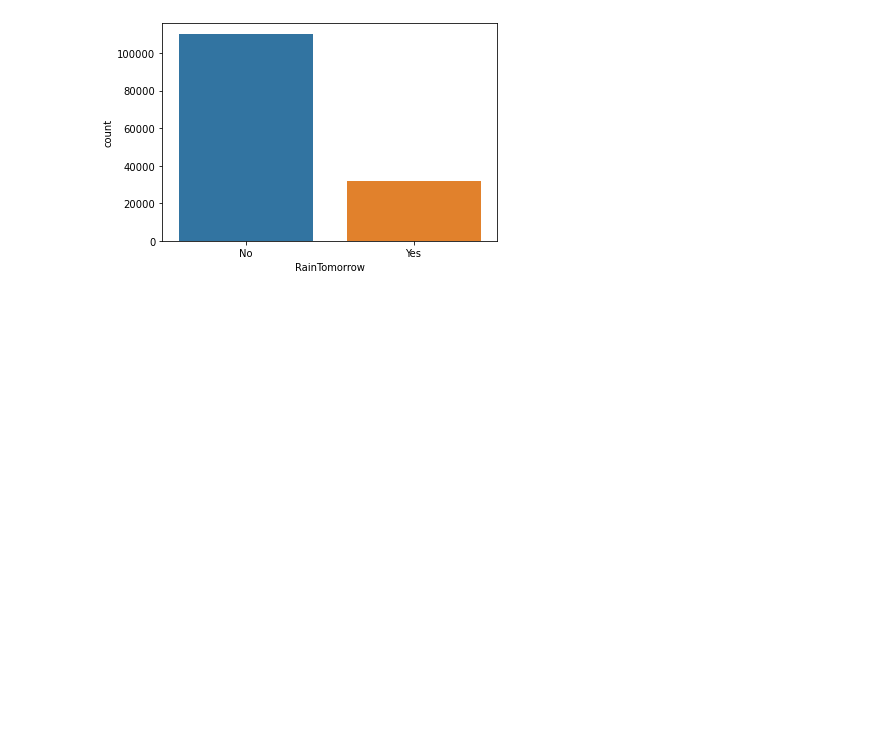
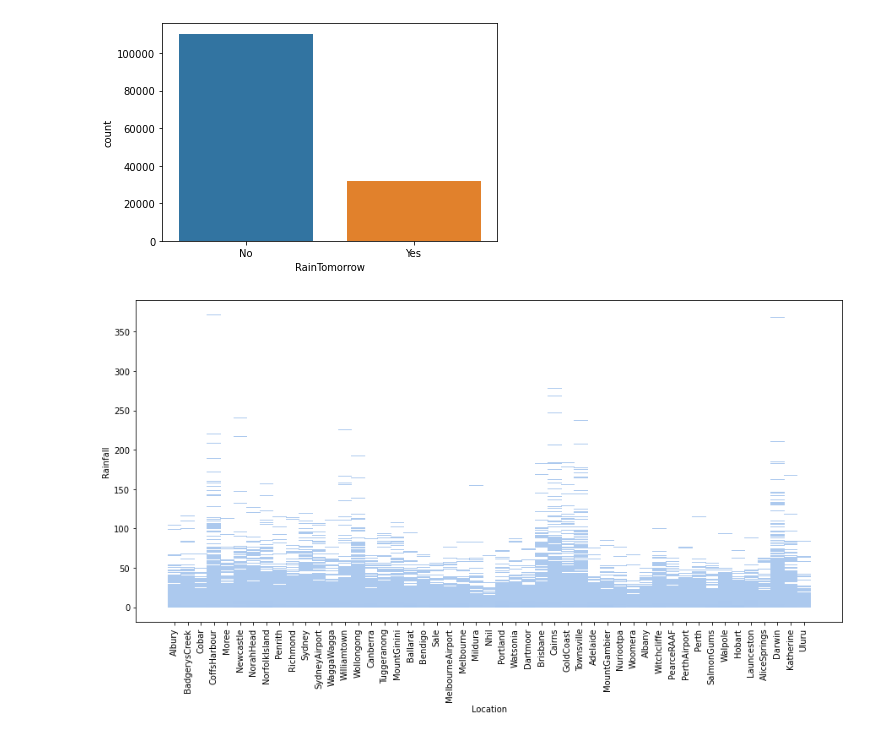
Before and after one commit to ayg15/rain-in-australia, a Jupyter notebook: Predicting Rain In Australia.ipynb, the cells around one changed output. Drawn from its saved outputs; the diff is of its cells as text; code cells hidden in the pictures; blank space fills up the shorter version.

```diff
--- a/Predicting Rain In Australia.ipynb
+++ b/Predicting Rain In Australia.ipynb
@@ -81,3 +81,9 @@ sns.countplot(x='RainTomorrow', data=rain_df)
 # %% [output]
 <AxesSubplot:xlabel='RainTomorrow', ylabel='count'>
 [figure]
+# %%
+plt.figure(figsize=(15,7))
+sns.histplot(x='Location', y='Rainfall', data=rain_df)
+plt.xticks(rotation=90);
+# %% [output]
+[figure, added]
```
Also changed, not shown: parts of 2 cells of this notebook.
